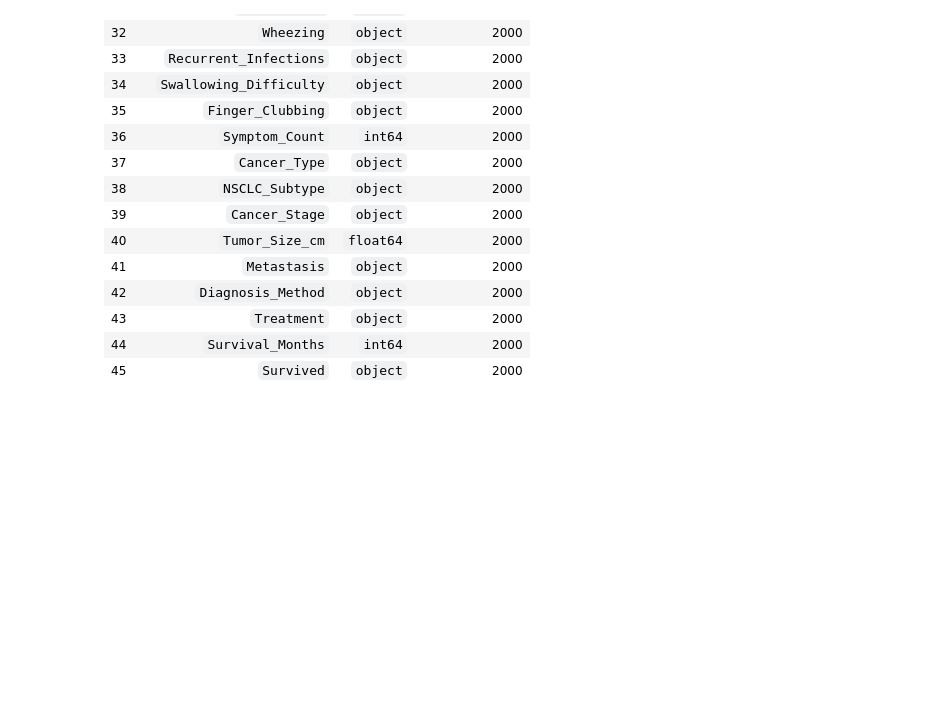
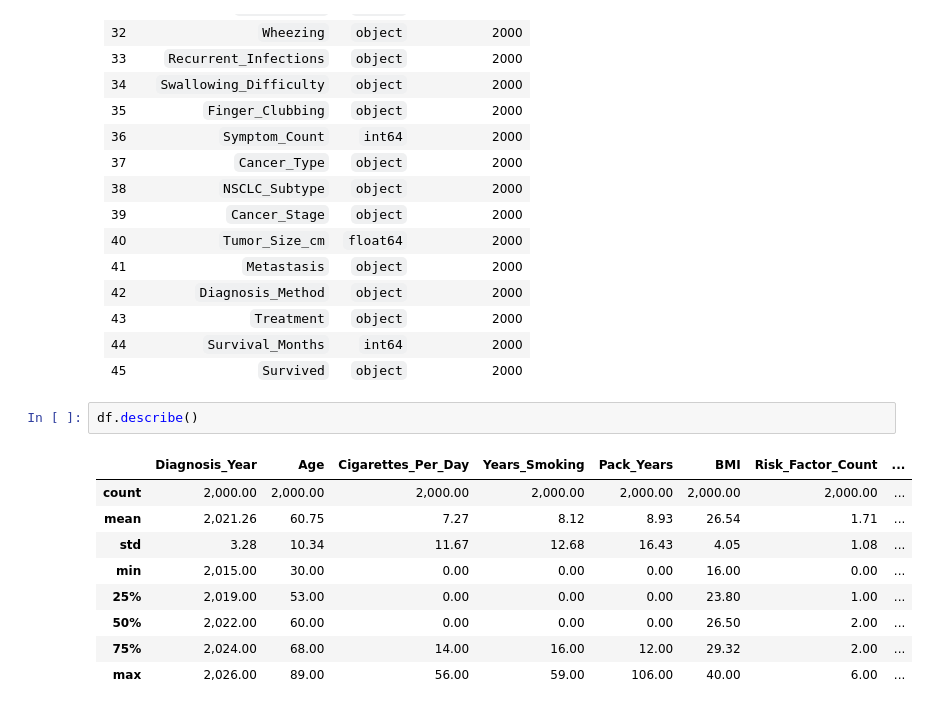
Before and after one commit to MiguelFigueroa02/MCPI_Student_Repo, a Jupyter notebook: courses/1-Semester/fundamentals of statistics/Projects/Notebooks/Estadística_Descriptiva_Visualización.ipynb, the cells around one changed output. Drawn from its saved outputs; the diff is of its cells as text; blank space fills up the shorter version.

```diff
--- a/courses/1-Semester/fundamentals of statistics/Projects/Notebooks/Estadística_Descriptiva_Visualización.ipynb
+++ b/courses/1-Semester/fundamentals of statistics/Projects/Notebooks/Estadística_Descriptiva_Visualización.ipynb
@@ -112,3 +112,15 @@ df_analysis = pd.DataFrame({
 | 43 | `Treatment`               | `object`  |            2000 |
 | 44 | `Survival_Months`         | `int64`   |            2000 |
 | 45 | `Survived`                | `object`  |            2000 |
+# %%
+df.describe()
+# %% [output]
+|  | Diagnosis_Year | Age | Cigarettes_Per_Day | Years_Smoking | Pack_Years | BMI | Risk_Factor_Count | ... |
+| count | 2,000.00 | 2,000.00 | 2,000.00 | 2,000.00 | 2,000.00 | 2,000.00 | 2,000.00 | ... |
+| mean | 2,021.26 | 60.75 | 7.27 | 8.12 | 8.93 | 26.54 | 1.71 | ... |
+| std | 3.28 | 10.34 | 11.67 | 12.68 | 16.43 | 4.05 | 1.08 | ... |
+| min | 2,015.00 | 30.00 | 0.00 | 0.00 | 0.00 | 16.00 | 0.00 | ... |
+| 25% | 2,019.00 | 53.00 | 0.00 | 0.00 | 0.00 | 23.80 | 1.00 | ... |
+| 50% | 2,022.00 | 60.00 | 0.00 | 0.00 | 0.00 | 26.50 | 2.00 | ... |
+| 75% | 2,024.00 | 68.00 | 14.00 | 16.00 | 12.00 | 29.32 | 2.00 | ... |
+| max | 2,026.00 | 89.00 | 56.00 | 59.00 | 106.00 | 40.00 | 6.00 | ... |
```
Also changed, not shown: parts of 1 cell of this notebook.
